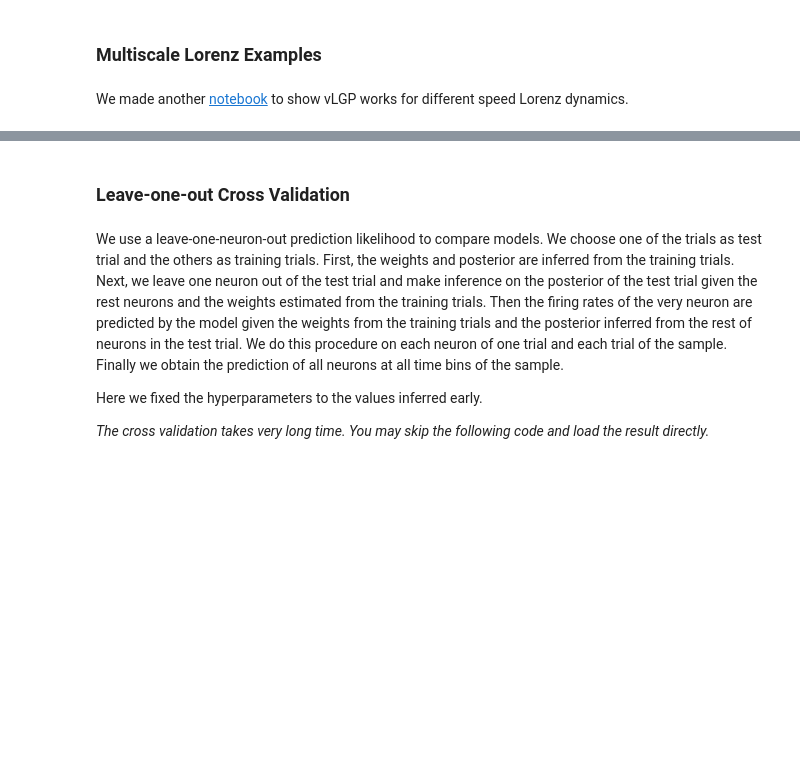
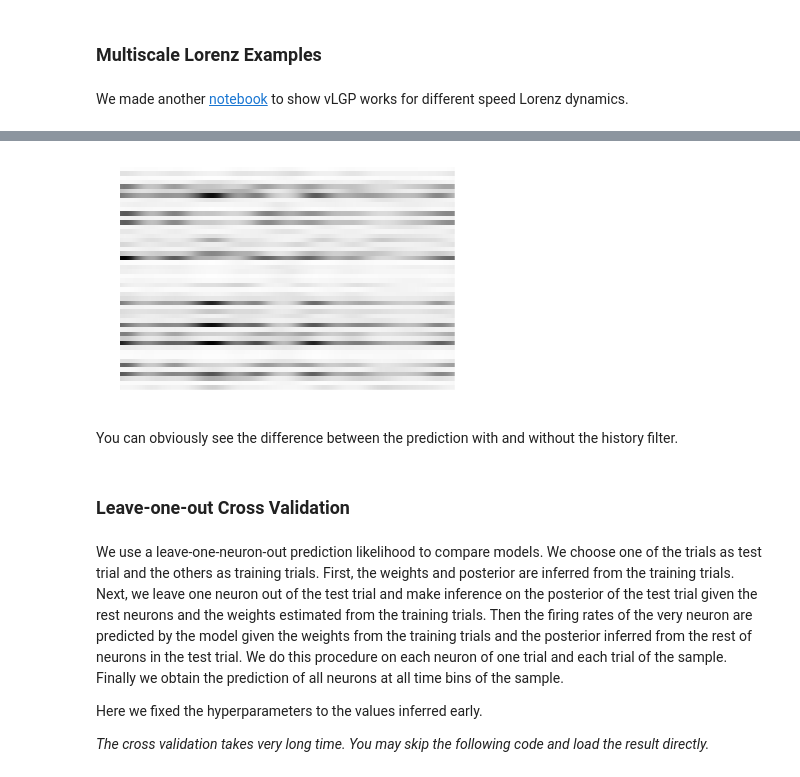
Before and after one commit to catniplab/vlgp, a Jupyter notebook: tutorial.ipynb, the cells around one changed output, grey strips where cells are left out. Drawn from its saved outputs; the diff is of its cells as text; code cells hidden in the pictures; blank space fills up the shorter version.

```diff
--- a/tutorial.ipynb
+++ b/tutorial.ipynb
@@ -151,3 +173,11 @@ We made another [notebook](notebook/lorenz.ipynb) to show vLGP works for differe
+# %%
+plt.figure()
+plt.imshow(yhat_no_history[0, ...].T, interpolation='none', aspect='auto', cmap=plt.cm.Greys);
+plt.axis('off');
+# %% [output]
+[figure, added]
+# %% [markdown]
+You can obviously see the difference between the prediction with and without the history filter.
 # %% [markdown]
 ### Leave-one-out Cross Validation
 # %% [markdown]
```
Also changed, not shown: parts of 12 cells of this notebook, 6 other files.
